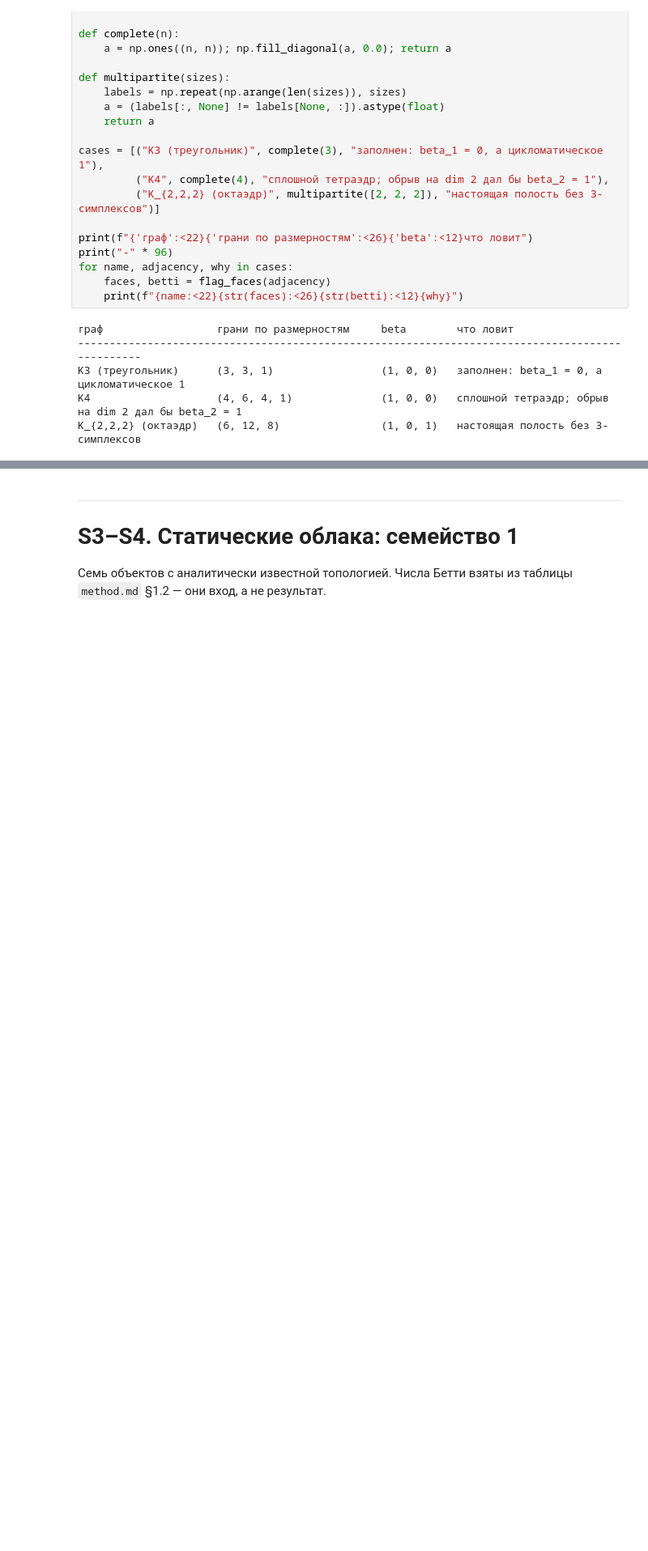
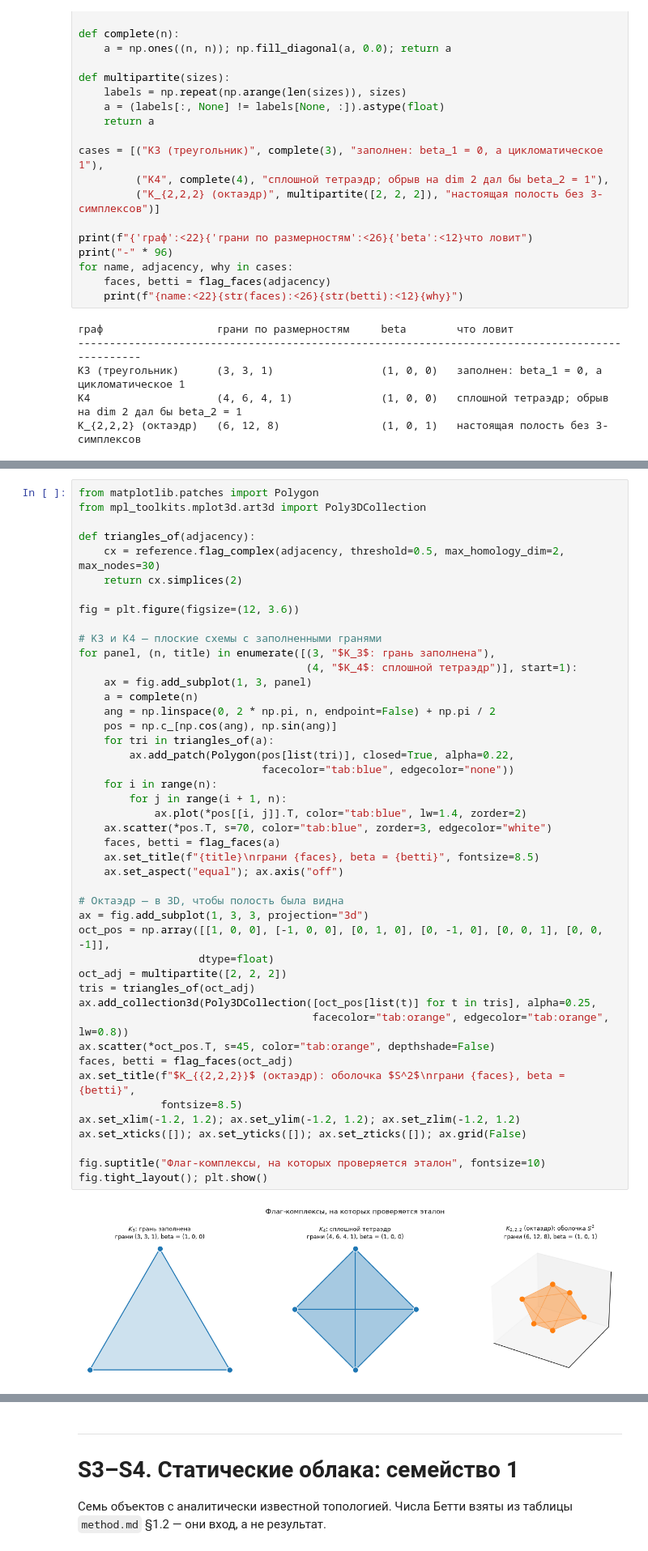
Before and after one commit to Semyon-ksa/tdadyn, a Jupyter notebook: notebooks/report.ipynb, the cells around one changed output, grey strips where cells are left out. Shown at 81% size. Cells and saved outputs as stored; diff of their text form; blank space fills up the shorter version.

```diff
--- a/notebooks/report.ipynb
+++ b/notebooks/report.ipynb
@@ -140,0 +148,47 @@ K_{2,2,2} (октаэдр)   (6, 12, 8)                (1, 0, 1)   настоя
+# %%
+from matplotlib.patches import Polygon
+from mpl_toolkits.mplot3d.art3d import Poly3DCollection
+
+def triangles_of(adjacency):
+    cx = reference.flag_complex(adjacency, threshold=0.5, max_homology_dim=2, max_nodes=30)
+    return cx.simplices(2)
+
+fig = plt.figure(figsize=(12, 3.6))
+
+# K3 и K4 — плоские схемы с заполненными гранями
+for panel, (n, title) in enumerate([(3, "$K_3$: грань заполнена"),
+                                    (4, "$K_4$: сплошной тетраэдр")], start=1):
+    ax = fig.add_subplot(1, 3, panel)
+    a = complete(n)
+    ang = np.linspace(0, 2 * np.pi, n, endpoint=False) + np.pi / 2
+    pos = np.c_[np.cos(ang), np.sin(ang)]
+    for tri in triangles_of(a):
+        ax.add_patch(Polygon(pos[list(tri)], closed=True, alpha=0.22,
+                             facecolor="tab:blue", edgecolor="none"))
+    for i in range(n):
+        for j in range(i + 1, n):
+            ax.plot(*pos[[i, j]].T, color="tab:blue", lw=1.4, zorder=2)
+    ax.scatter(*pos.T, s=70, color="tab:blue", zorder=3, edgecolor="white")
+    faces, betti = flag_faces(a)
+    ax.set_title(f"{title}\nграни {faces}, beta = {betti}", fontsize=8.5)
+    ax.set_aspect("equal"); ax.axis("off")
+
+# Октаэдр — в 3D, чтобы полость была видна
+ax = fig.add_subplot(1, 3, 3, projection="3d")
+oct_pos = np.array([[1, 0, 0], [-1, 0, 0], [0, 1, 0], [0, -1, 0], [0, 0, 1], [0, 0, -1]],
+                   dtype=float)
+oct_adj = multipartite([2, 2, 2])
+tris = triangles_of(oct_adj)
+ax.add_collection3d(Poly3DCollection([oct_pos[list(t)] for t in tris], alpha=0.25,
+                                     facecolor="tab:orange", edgecolor="tab:orange", lw=0.8))
+ax.scatter(*oct_pos.T, s=45, color="tab:orange", depthshade=False)
+faces, betti = flag_faces(oct_adj)
+ax.set_title(f"$K_{{2,2,2}}$ (октаэдр): оболочка $S^2$\nграни {faces}, beta = {betti}",
+             fontsize=8.5)
+ax.set_xlim(-1.2, 1.2); ax.set_ylim(-1.2, 1.2); ax.set_zlim(-1.2, 1.2)
+ax.set_xticks([]); ax.set_yticks([]); ax.set_zticks([]); ax.grid(False)
+
+fig.suptitle("Флаг-комплексы, на которых проверяется эталон", fontsize=10)
+fig.tight_layout(); plt.show()
+# %% [output]
+[figure, added]
```
Also changed, not shown: parts of 26 cells of this notebook, 2 other files.
